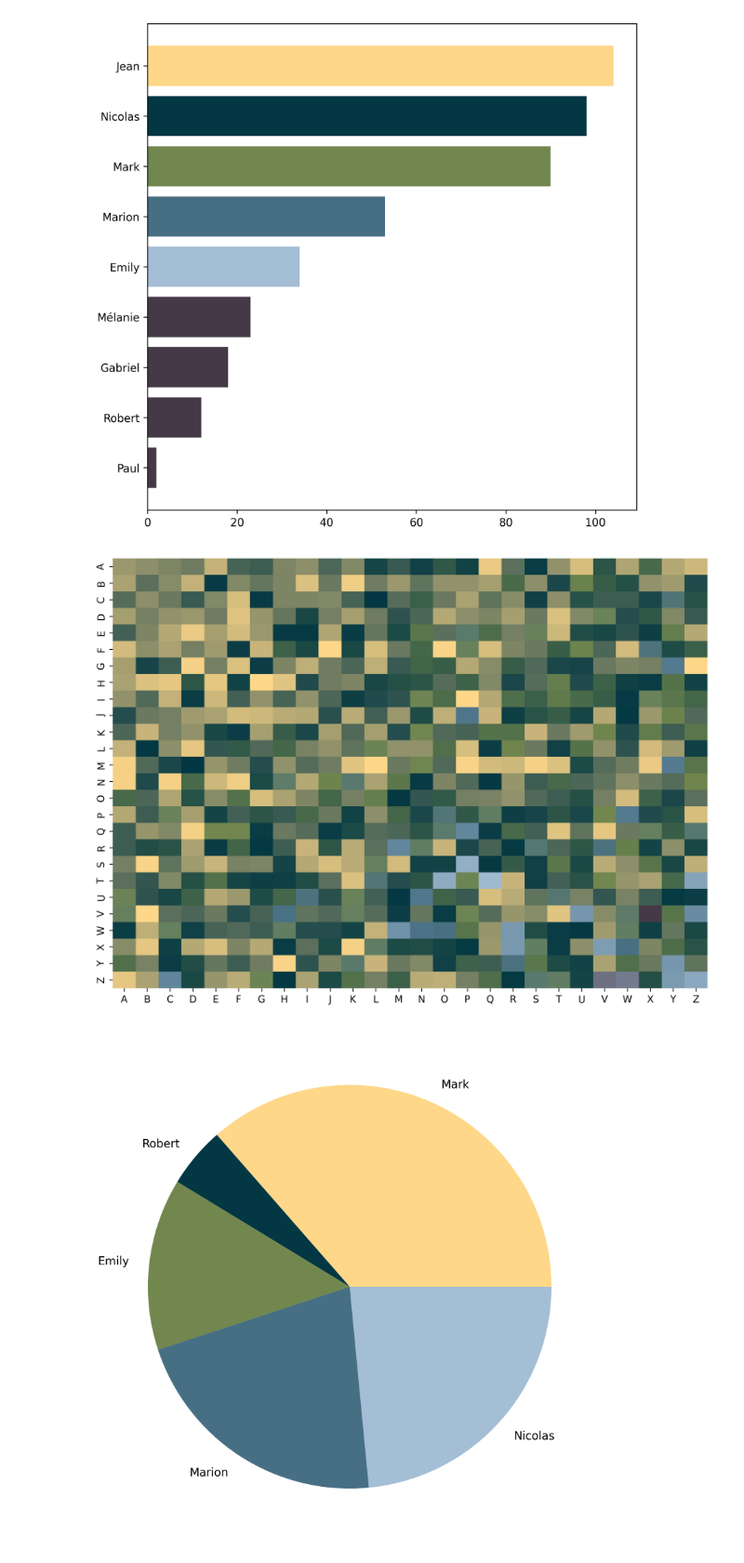
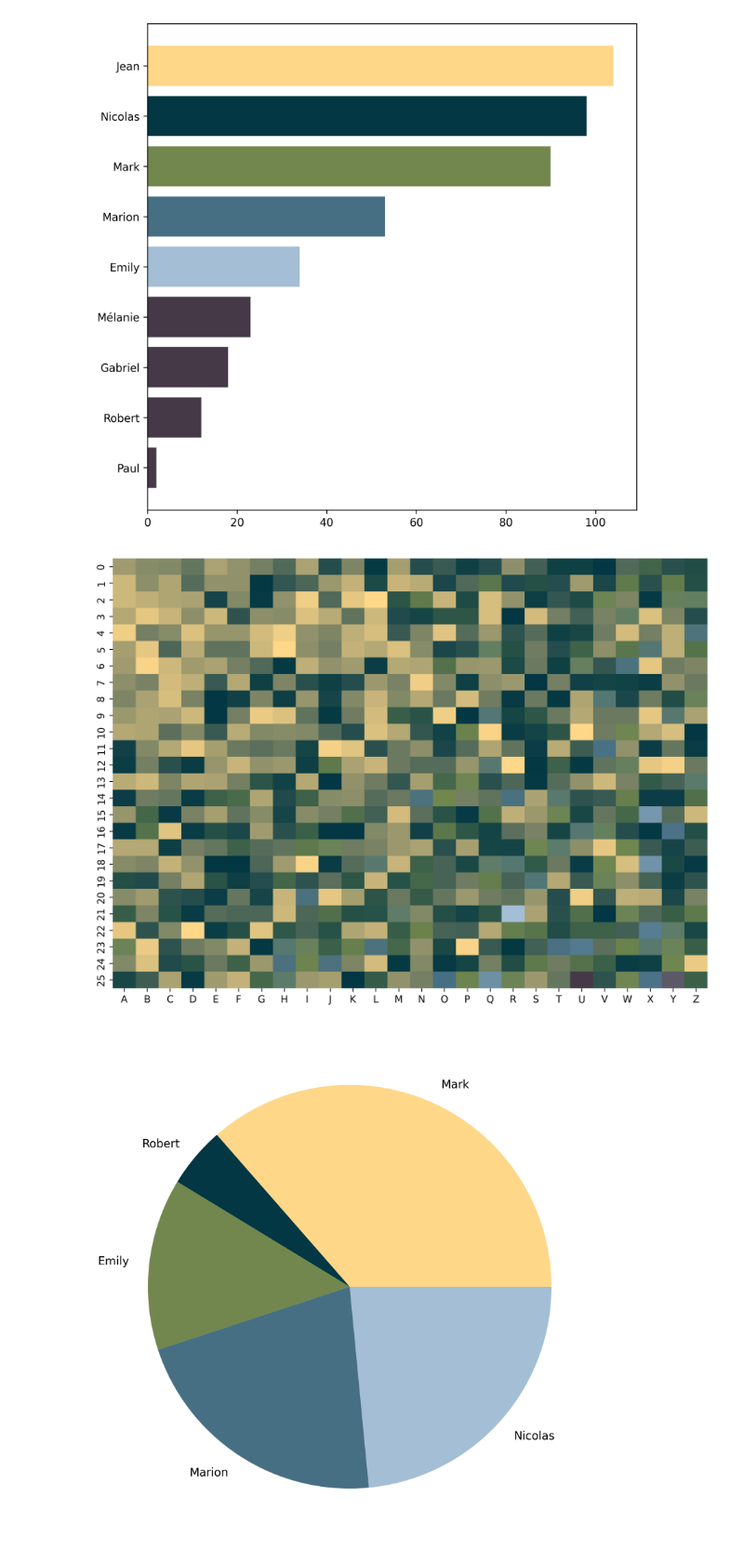
Before and after one commit to JosephBARBIERDARNAL/Sandbox, a Jupyter notebook: pypalettes/pypalettes.ipynb, the cells around one changed output. Shown at 93% size. Saved outputs shown, nothing was run; the diff lists cells and outputs as text; code cells hidden in the pictures.

Commit message:
change data

```diff
--- a/pypalettes/pypalettes.ipynb
+++ b/pypalettes/pypalettes.ipynb
@@ -24,38 +19,23 @@ plt.show()
 # %%
 # load libraries
 import pandas as pd
 import numpy as np
 import matplotlib.pyplot as plt
 import seaborn as sns
 from pypalettes import load_cmap
 
-nCol = 26
-nRow = 26
-
-alphabet = [
-    "A", "B", "C", "D", "E", "F", "G", "H", "I", "J", "K", "L", "M", "N",
-    "O", "P", "Q", "R", "S", "T", "U", "V", "W", "X", "Y", "Z"
-]
-
-def generate_noise_value(x, y):
-    scale = 100
-    return (np.sin(x / scale) + np.sin(y / scale)) * np.random.random() * np.random.random() + 0.05 * np.random.random()
-
-matrix = np.zeros((nRow, nCol))
-for x in range(nCol):
-    for y in range(nRow):
-        matrix[y, x] = generate_noise_value(x, y)
-df = pd.DataFrame(matrix, index=alphabet, columns=alphabet)
+df = pd.read_csv("https://raw.githubusercontent.com/holtzy/The-Python-Graph-Gallery/master/static/data/simple-heatmap.csv")
+df.drop('Unnamed: 0', axis=1, inplace=True)
 
 # create a color palette
 cmap = load_cmap('Acadia', type='continuous')
 
 # create a bar plot
 fig, ax = plt.subplots(figsize=(11,8), dpi=300)
 sns.heatmap(df, cmap=cmap, ax=ax, cbar=False)
 plt.show()
 # %% [output]
-[figure, old version]
+[figure, new version]
 # %%
 # load libraries
 import pandas as pd
```
Also changed, not shown: parts of 6 cells of this notebook.
